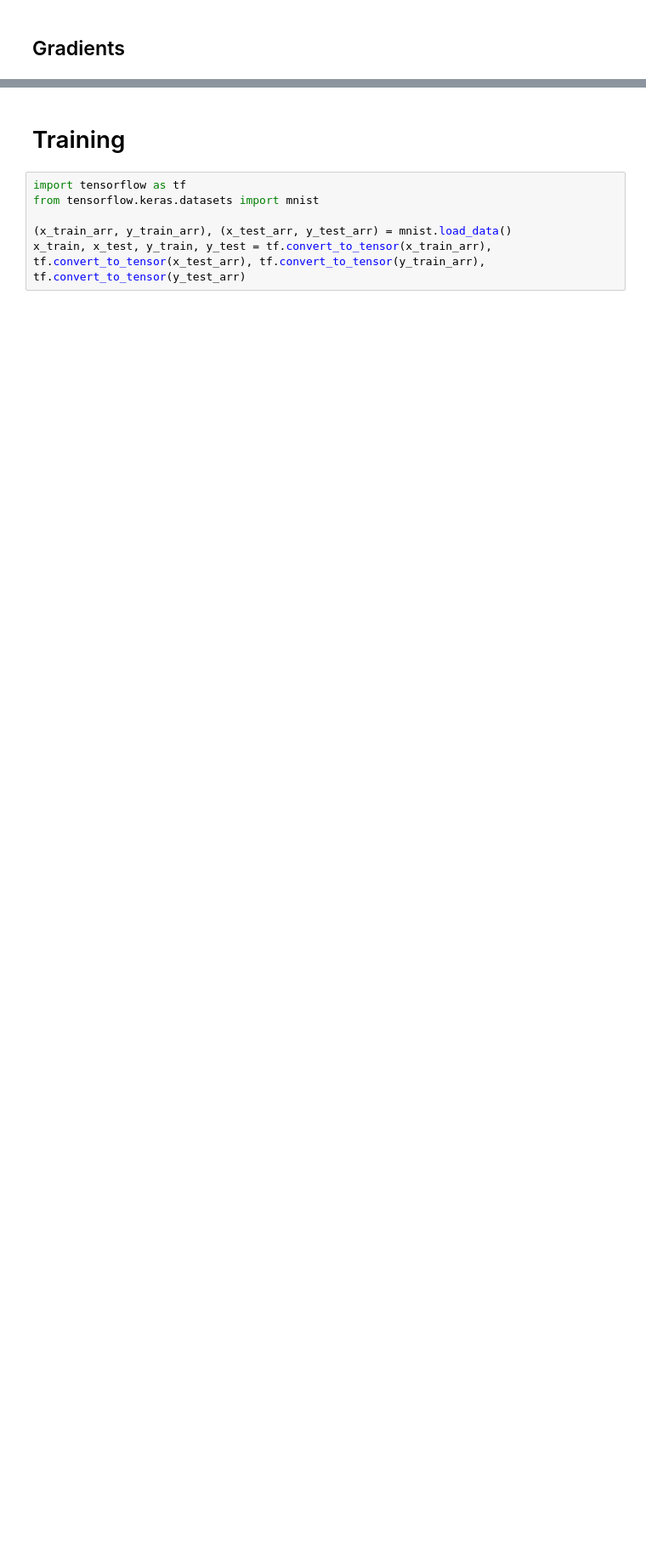
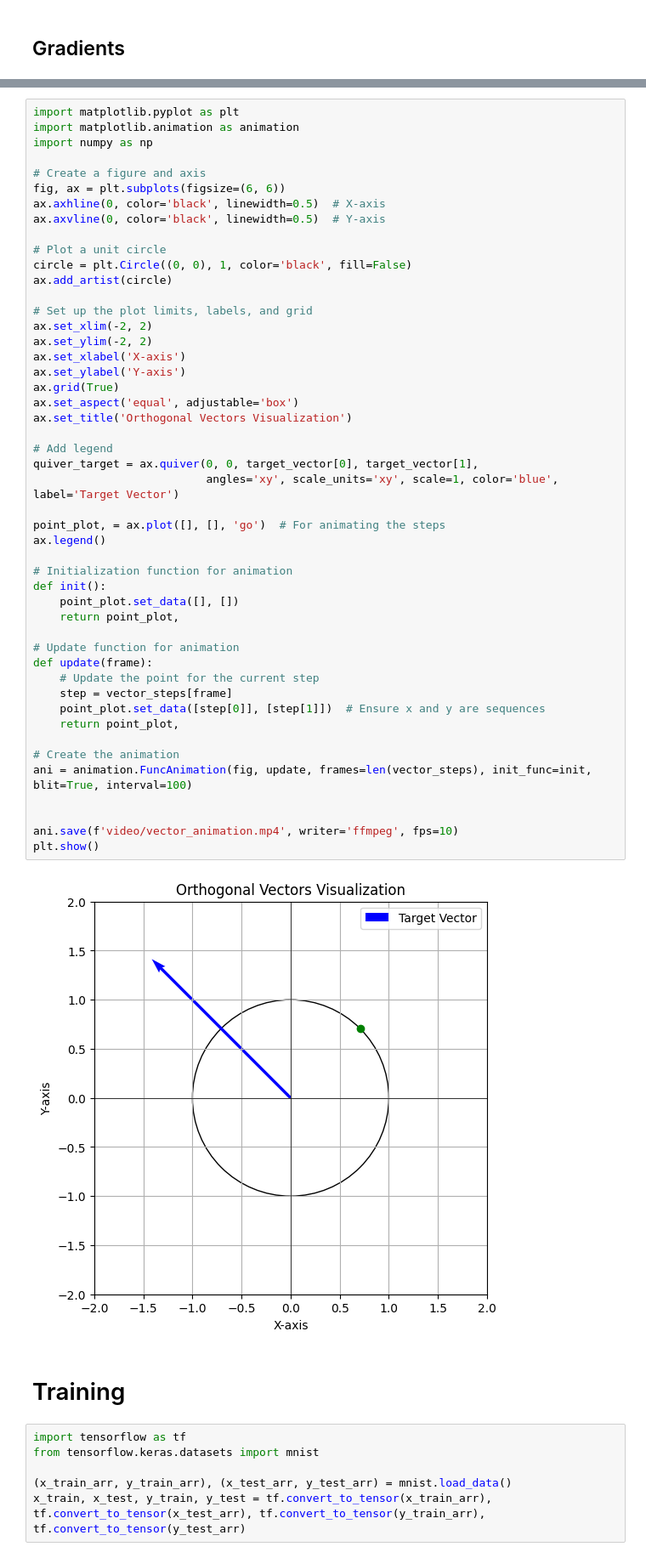
Before and after one commit to JacksonRudd/dl, a Jupyter notebook: mnist/3_training.ipynb, the cells around one changed output, grey strips where cells are left out. Shown: that part at 85% size. Drawn from its saved outputs; the diff is of its cells as text; blank space fills up the shorter version.

Commit message:
video

```diff
--- a/mnist/3_training.ipynb
+++ b/mnist/3_training.ipynb
@@ -92,3 +37,53 @@ plt.show()
+# %%
+import matplotlib.pyplot as plt
+import matplotlib.animation as animation
+import numpy as np
+
+# Create a figure and axis
+fig, ax = plt.subplots(figsize=(6, 6))
+ax.axhline(0, color='black', linewidth=0.5)  # X-axis
+ax.axvline(0, color='black', linewidth=0.5)  # Y-axis
+
+# Plot a unit circle
+circle = plt.Circle((0, 0), 1, color='black', fill=False)
+ax.add_artist(circle)
+
+# Set up the plot limits, labels, and grid
+ax.set_xlim(-2, 2)
+ax.set_ylim(-2, 2)
+ax.set_xlabel('X-axis')
+ax.set_ylabel('Y-axis')
+ax.grid(True)
+ax.set_aspect('equal', adjustable='box')
+ax.set_title('Orthogonal Vectors Visualization')
+
+# Add legend
+quiver_target = ax.quiver(0, 0, target_vector[0], target_vector[1],
+                          angles='xy', scale_units='xy', scale=1, color='blue', label='Target Vector')
+
+point_plot, = ax.plot([], [], 'go')  # For animating the steps
+ax.legend()
+
+# Initialization function for animation
+def init():
+    point_plot.set_data([], [])
+    return point_plot,
+
+# Update function for animation
+def update(frame):
+    # Update the point for the current step
+    step = vector_steps[frame]
+    point_plot.set_data([step[0]], [step[1]])  # Ensure x and y are sequences
+    return point_plot,
+
+# Create the animation
+ani = animation.FuncAnimation(fig, update, frames=len(vector_steps), init_func=init, blit=True, interval=100)
+
+
+ani.save(f'video/vector_animation.mp4', writer='ffmpeg', fps=10)
+plt.show()
+# %% [output]
+[figure, added]
 # %% [markdown]
 # Training
 # %%
```
Also changed, not shown: parts of 5 cells of this notebook, 1 other file.
